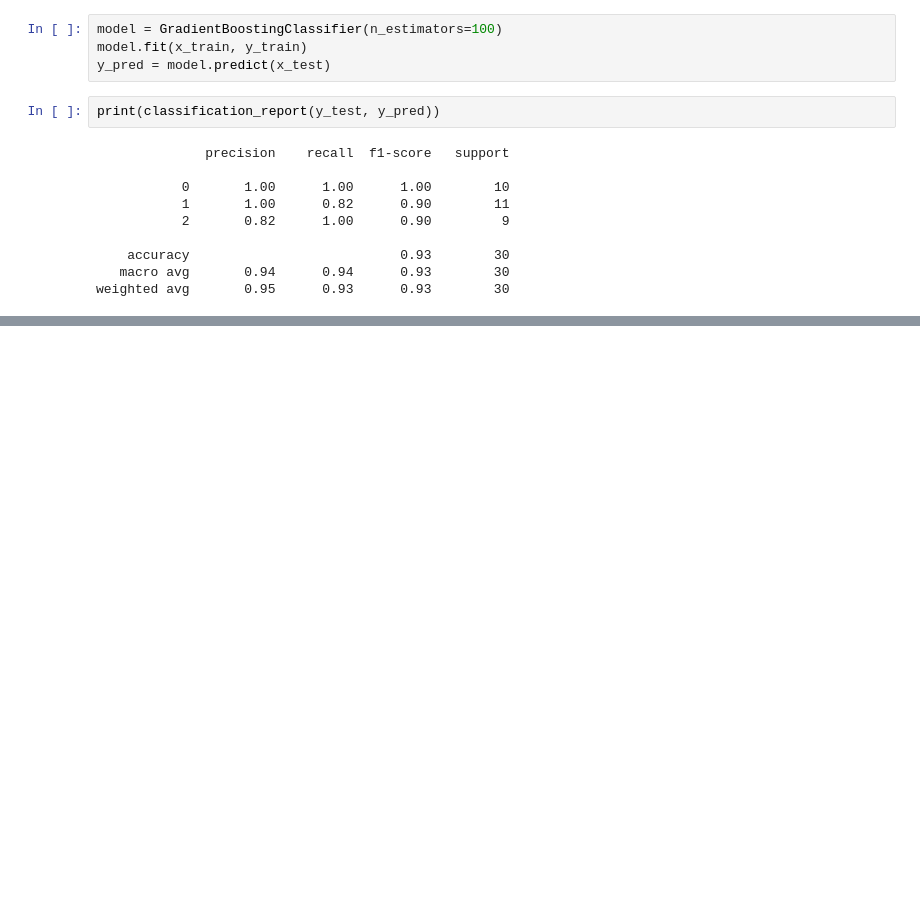
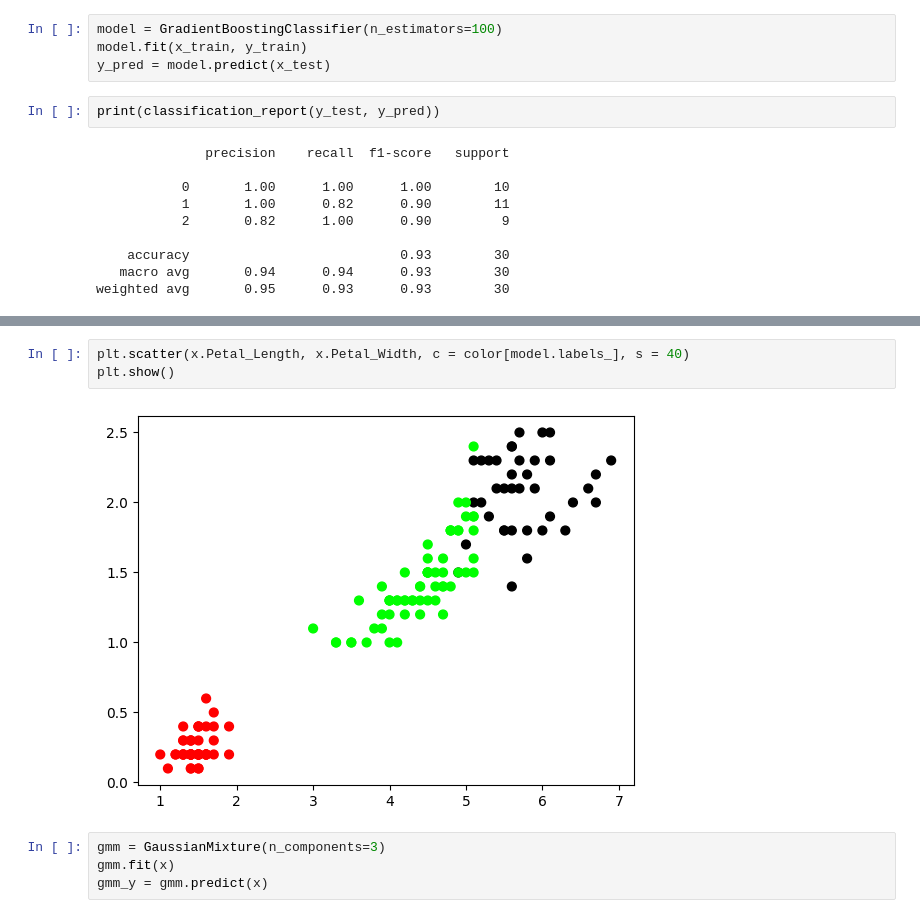
Before and after one commit to MohitMahajan03/6th-SEM, a Jupyter notebook: AI-ML/Lab stuff/practice.ipynb, the cells around one changed output, grey strips where cells are left out. Cells and saved outputs as stored; diff of their text form; blank space fills up the shorter version.

```diff
--- a/AI-ML/Lab stuff/practice.ipynb
+++ b/AI-ML/Lab stuff/practice.ipynb
@@ -288,0 +364,9 @@ weighted avg       0.95      0.93      0.93        30
+# %%
+plt.scatter(x.Petal_Length, x.Petal_Width, c = color[model.labels_], s = 40)
+plt.show()
+# %% [output]
+[figure, added]
+# %%
+gmm = GaussianMixture(n_components=3)
+gmm.fit(x)
+gmm_y = gmm.predict(x)
```
Also changed, not shown: parts of 28 cells of this notebook, 2 other files.
